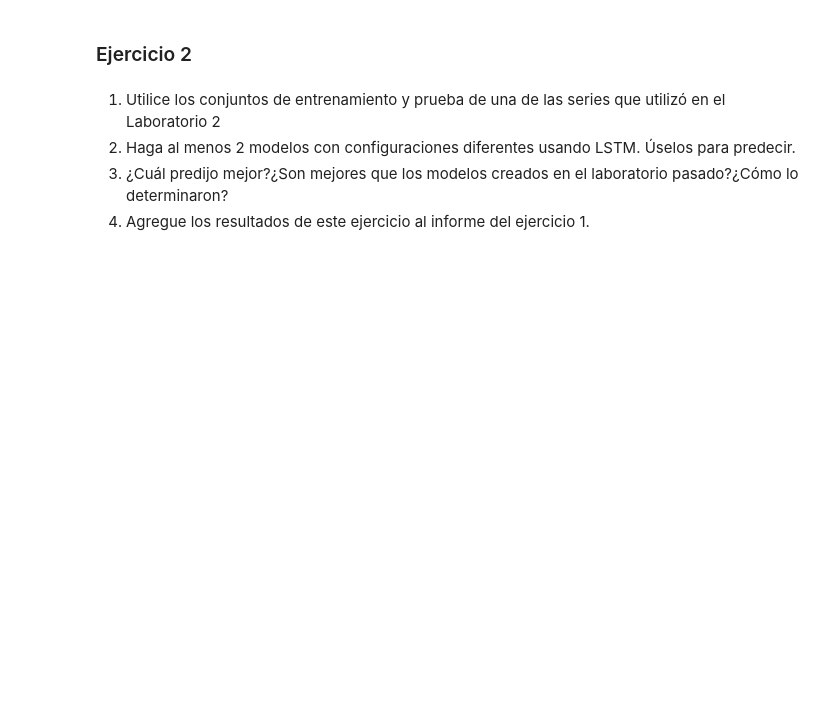
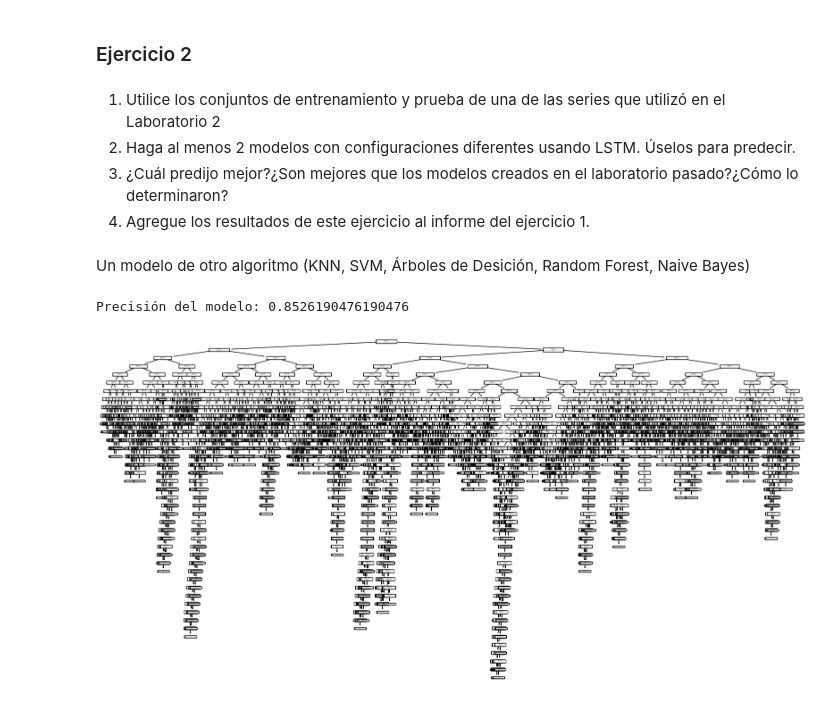
Before and after one commit to CristopherBarrios/Lab3-DeepLearning-DataScience, a Jupyter notebook: lab3.ipynb, the cells around one changed output. Drawn from its saved outputs; the diff is of its cells as text; code cells hidden in the pictures; blank space fills up the shorter version.

```diff
--- a/lab3.ipynb
+++ b/lab3.ipynb
@@ -134,3 +134,41 @@ efectividad de cada uno y la comparación entre ellos.
 3. ¿Cuál predijo mejor?¿Son mejores que los modelos creados en el laboratorio pasado?¿Cómo lo
 determinaron?
 4. Agregue los resultados de este ejercicio al informe del ejercicio 1.
+# %% [markdown]
+Un modelo de otro algoritmo (KNN, SVM, Árboles de Desición, Random Forest, Naive Bayes)
+# %%
+import pandas as pd
+from sklearn.model_selection import train_test_split
+from sklearn.tree import DecisionTreeClassifier
+from sklearn.metrics import accuracy_score
+from sklearn.tree import plot_tree
+import matplotlib.pyplot as plt
+
+
+# Dividir los datos en características (X) y etiquetas (y)
+X = digit.drop('label', axis=1)
+y = digit['label']
+
+# Dividir los datos en conjuntos de entrenamiento y prueba
+X_train, X_test, y_train, y_test = train_test_split(X, y, test_size=0.2, random_state=42)
+
+# Crear el modelo de Árbol de Decisión
+model = DecisionTreeClassifier()
+
+# Entrenar el modelo
+model.fit(X_train, y_train)
+
+# Realizar predicciones en el conjunto de prueba
+y_pred = model.predict(X_test)
+
+# Calcular la precisión del modelo
+accuracy = accuracy_score(y_test, y_pred)
+print("Precisión del modelo:", accuracy)
+
+# Graficar el árbol de decisión
+plt.figure(figsize=(20, 10))
+plot_tree(model)
+plt.show()
+# %% [output]
+Precisión del modelo: 0.8526190476190476
+[figure, added]
```
Also changed, not shown: parts of 2 cells of this notebook.
